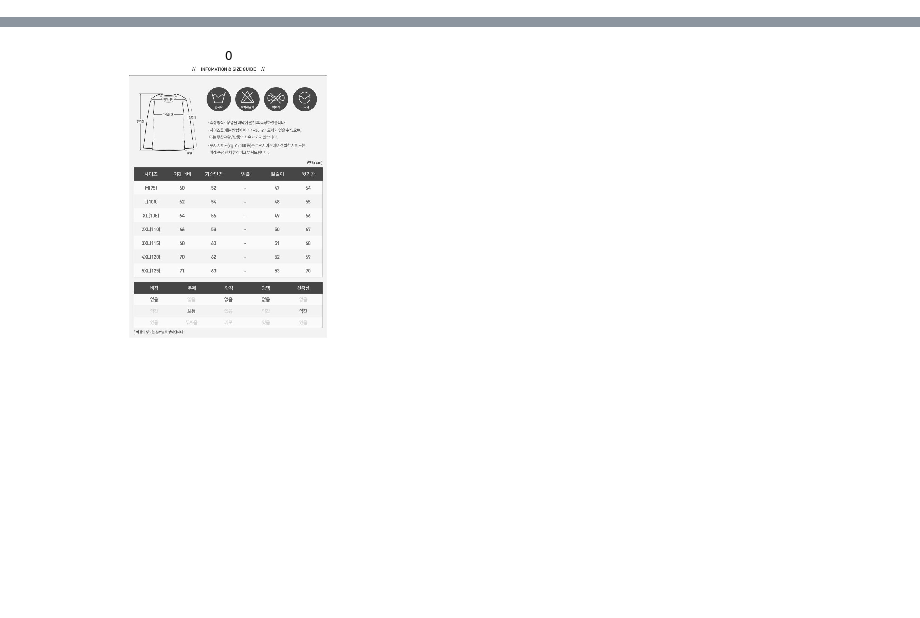
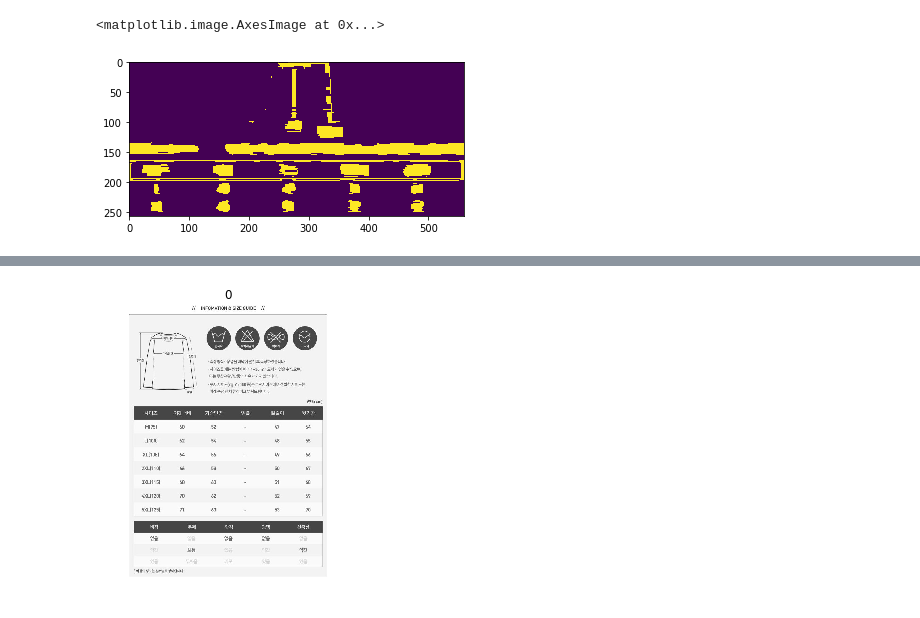
Before and after one commit to ultra118/OCR-SizeTable, a Jupyter notebook: OCR_test/text-recognition/searching-size.ipynb, the cells around one changed output, grey strips where cells are left out. Drawn from its saved outputs; the diff is of its cells as text; code cells hidden in the pictures; blank space fills up the shorter version.

```diff
--- a/OCR_test/text-recognition/searching-size.ipynb
+++ b/OCR_test/text-recognition/searching-size.ipynb
@@ -65,10 +65,10 @@ class row_info:
 
 # 텍스트를 더 명확하게 뽑기위한 전처리
 def preprocessing_img(original_img):
-    blur = cv2.blur(original_img, (5,5))
-    canny_img = cv2.Canny(blur, 10,10)
+    blur = cv2.blur(original_img, (7,7))
+    canny_img = cv2.Canny(blur, 70,70)
 
-    kernel = np.ones((10,10), np.uint8)
+    kernel = np.ones((2,15), np.uint8)
     morph_gray = cv2.morphologyEx(canny_img, cv2.MORPH_CLOSE, kernel)
     return morph_gray
 
@@ -80,13 +80,14 @@ def black_find_contour(original_img):
     input_img = preprocessing_img(gray)
 
     contours, _ = cv2.findContours(input_img,cv2.RETR_TREE,cv2.CHAIN_APPROX_SIMPLE)
-    add_length = 13
+    add_length = 15
 
     rect_list = []
     for i in range(0,len(contours)):
         cnt = contours[i]
         x,y,w,h = cv2.boundingRect(cnt)
-        if w < original_img.shape[1]/2 and h < original_img.shape[0]/4:
+        #if w < original_img.shape[1]/2 and h < original_img.shape[0]/4:
+        if w < original_img.shape[1]/2 and h < original_img.shape[0]/4 and h > 10:
             top_y = max(0, y-add_length)
             btn_y = min(original_img.shape[0], y+h+add_length)
             left_x = max(0, x-add_length)
@@ -96,7 +97,7 @@ def black_find_contour(original_img):
             rect_list.append(contour_info(rect_img, top_y, btn_y, left_x,right_x))
     return  rect_list
 
-# 동수센세의 검은 이미지로 컨투어
+# 검은 이미지로 컨투어
 def white_find_contour(original_img):
     img = original_img
     copy_img = original_img.copy()
@@ -135,7 +136,7 @@ def white_find_contour(original_img):
 
     contours, _ = cv2.findContours(result,cv2.RETR_TREE,cv2.CHAIN_APPROX_SIMPLE)
 
-    add_length = 13
+    add_length = 15
 
     rect_list = []
     for i in range(0,len(contours)):
@@ -192,7 +193,10 @@ def text_recognition(rows_list):
         row_text = []
         for row in rows:
             #text = pytesseract.image_to_string(row.rect.img, lang=lang)
-            text = ds_preprocessing(row.rect.img)
+            #text = ds_preprocessing(row.rect.img)
+            gray_img = cv2.cvtColor(row.rect.img, cv2.COLOR_BGR2GRAY)
+            _, binary_img = cv2.threshold(gray_img, 125, 255, cv2.THRESH_BINARY)
+            text = pytesseract.image_to_string(binary_img, lang=lang)
             row_text.append(text)
         if len(row_text) > 4:
             rows_text.append(row_text)
@@ -323,0 +346,5 @@ def text_check(black_text, white_text):
+# %%
+plt.imshow(preprocessing_img(test_img))
+# %% [output]
+<matplotlib.image.AxesImage at 0x...>
+[figure, added]
```
Also changed, not shown: parts of 21 cells of this notebook.
